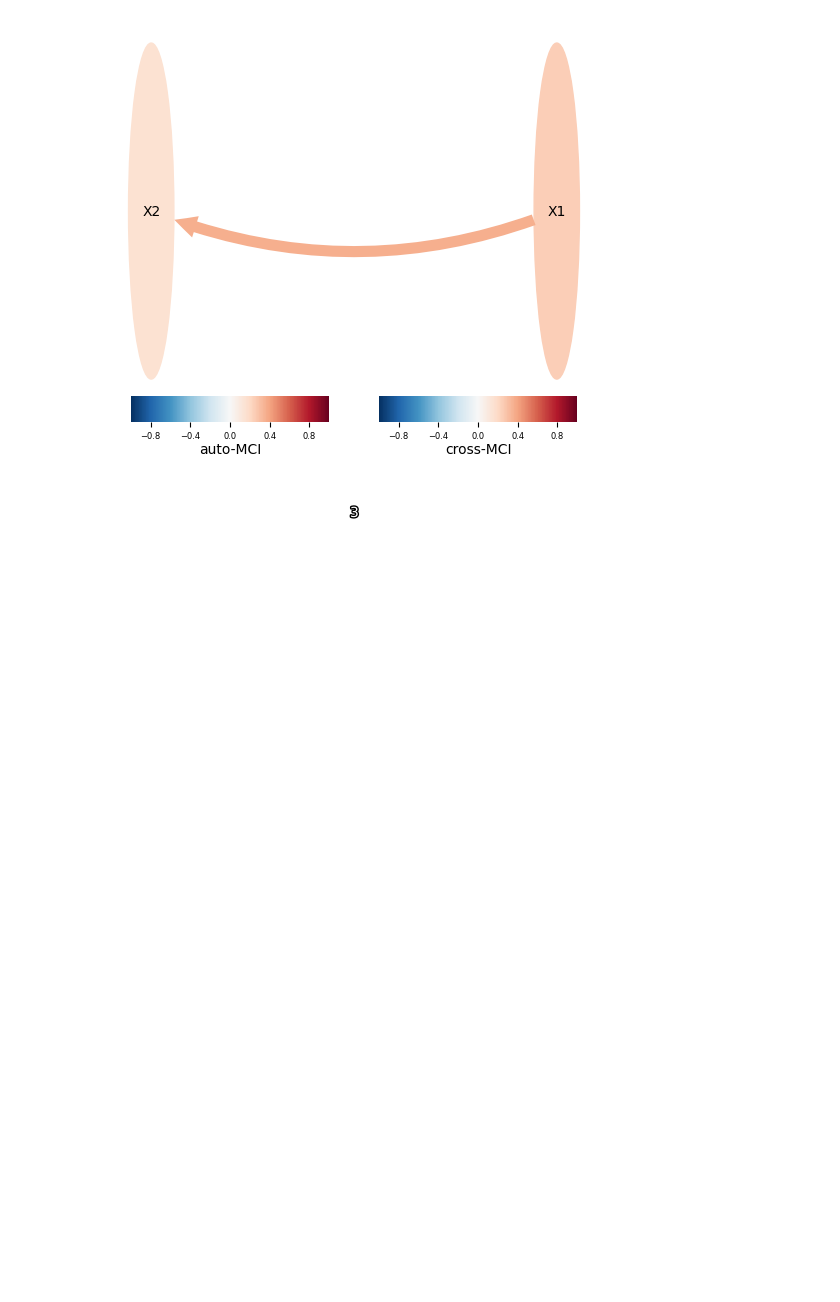
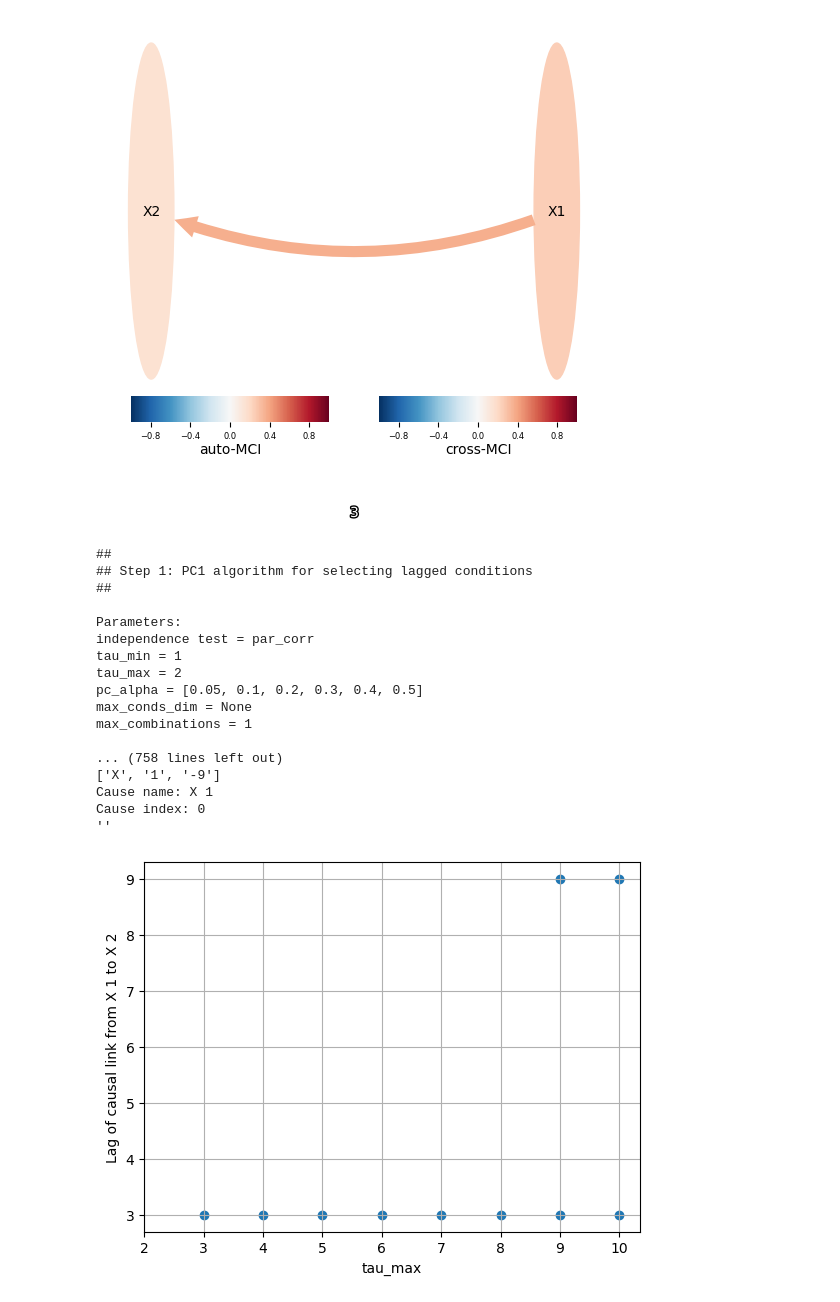
Before and after one commit to Peisong-Zheng/DO_causality, a Jupyter notebook: lag_test.ipynb, the cells around one changed output. Drawn from its saved outputs; the diff is of its cells as text; code cells hidden in the pictures; blank space fills up the shorter version.

```diff
--- a/lag_test.ipynb
+++ b/lag_test.ipynb
@@ -140,6 +140,65 @@ max_combinations = 1
         (X1 -3): pval = 0.00000 | val =  0.361
         (X2 -2): pval = 0.00000 | val =  0.152
 [figure]
+# %%
+import matplotlib.pyplot as plt
+from toolbox import post_processing_functions as ppf
+import importlib
+importlib.reload(ppf)
+
+tau_min=1
+# Lists to store tau_max values and corresponding lags
+tau_max_values = []
+lag_values = []
+
+# Loop over tau_max from 2 to 10
+for tau_max in range(2, 11):
+    # Run PCMCI with the current tau_max
+    results = pcmci.run_pcmci(tau_max=tau_max, tau_min=tau_min, pc_alpha=None, alpha_level=0.01)
+
+    # Extract causal links
+    N = results['p_matrix'].shape[0]
+    results_text = ppf.print_significant_links(
+        N, var_names, p_matrix=results['p_matrix'],
+        val_matrix=results['val_matrix'], alpha_level=0.05
+    )
+    causal_links = ppf.parse_results_to_dict(results_text, var_names)
+
+    # Check for causal links from 'X 1' to 'X 2'
+    if 'X 2' in causal_links:
+        for link in causal_links['X 2']:
+            if link['cause'] == 'X 1':
+                # Store the tau_max and corresponding lag
+                tau_max_values.append(tau_max)
+                lag_values.append(-link['lag'])  # Use negative lag for plotting
+
+# Create the scatter plot
+plt.scatter(tau_max_values, lag_values)
+plt.xlabel('tau_max')
+plt.ylabel('Lag of causal link from X 1 to X 2')
+# plt.title('Causal Link Lags from X 1 to X 2 vs tau_max')
+plt.xticks(range(2, 11))
+plt.grid(True)
+plt.show()
+# %% [output]
+##
+## Step 1: PC1 algorithm for selecting lagged conditions
+##
+
+Parameters:
+independence test = par_corr
+tau_min = 1
+tau_max = 2
+pc_alpha = [0.05, 0.1, 0.2, 0.3, 0.4, 0.5]
+max_conds_dim = None
+max_combinations = 1
+
+... (758 lines left out)
+['X', '1', '-9']
+Cause name: X 1
+Cause index: 0
+''
+[figure, added]
 # %%
 
 
```
Also changed, not shown: parts of 3 cells of this notebook, 1 other file.
